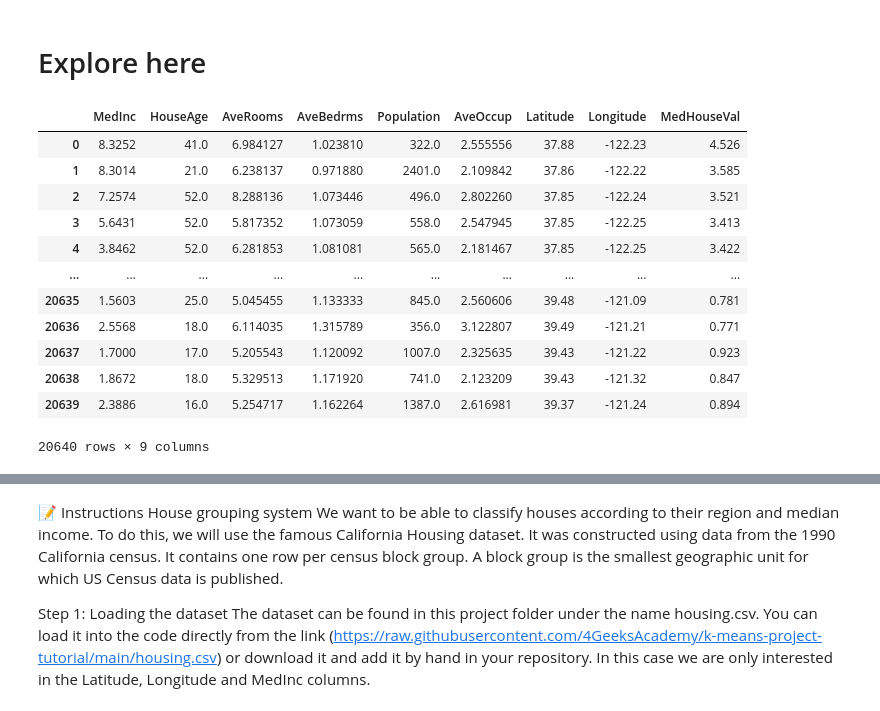
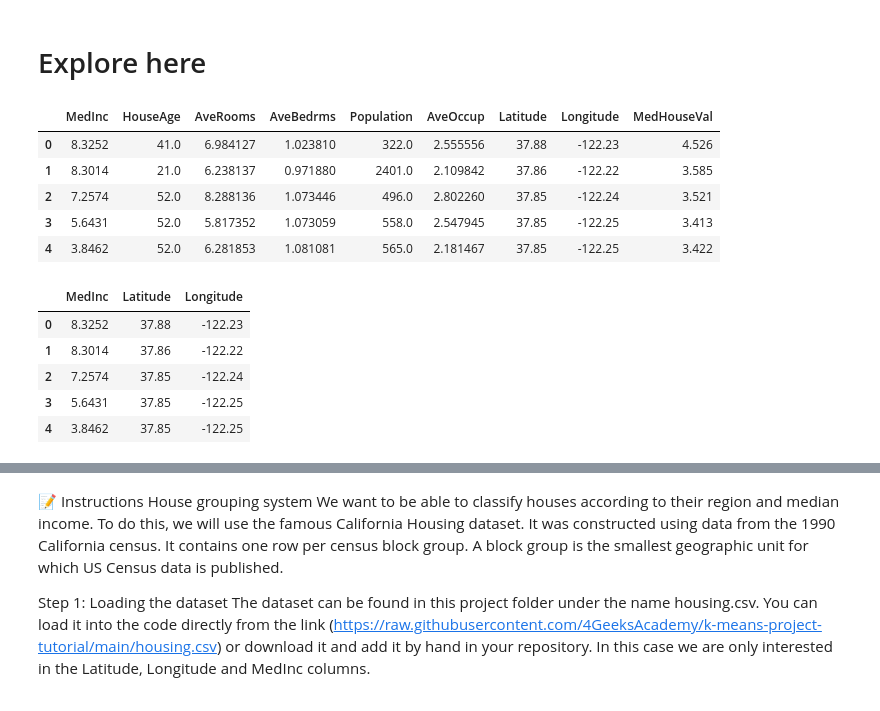
Before and after one commit to 4GeeksAcademy/Kransky_85_Unsupervised-learning-project, a Jupyter notebook: src/explore.ipynb, the cells around one changed output, grey strips where cells are left out. Cells and saved outputs as stored; diff of their text form; code cells hidden in the pictures.

```diff
--- a/src/explore.ipynb
+++ b/src/explore.ipynb
@@ -3,19 +3,25 @@
 # %%
 import pandas as pd
 
 total_data = pd.read_csv("https://raw.githubusercontent.com/4GeeksAcademy/k-means-project-tutorial/main/housing.csv")
-total_data
+total_data.head()
 # %% [output]
 |  | MedInc | HouseAge | AveRooms | AveBedrms | Population | AveOccup | Latitude | Longitude | MedHouseVal |
 | 0 | 8.3252 | 41.0 | 6.984127 | 1.023810 | 322.0 | 2.555556 | 37.88 | -122.23 | 4.526 |
 | 1 | 8.3014 | 21.0 | 6.238137 | 0.971880 | 2401.0 | 2.109842 | 37.86 | -122.22 | 3.585 |
 | 2 | 7.2574 | 52.0 | 8.288136 | 1.073446 | 496.0 | 2.802260 | 37.85 | -122.24 | 3.521 |
 | 3 | 5.6431 | 52.0 | 5.817352 | 1.073059 | 558.0 | 2.547945 | 37.85 | -122.25 | 3.413 |
 | 4 | 3.8462 | 52.0 | 6.281853 | 1.081081 | 565.0 | 2.181467 | 37.85 | -122.25 | 3.422 |
-| ... | ... | ... | ... | ... | ... | ... | ... | ... | ... |
-| 20635 | 1.5603 | 25.0 | 5.045455 | 1.133333 | 845.0 | 2.560606 | 39.48 | -121.09 | 0.781 |
-| 20636 | 2.5568 | 18.0 | 6.114035 | 1.315789 | 356.0 | 3.122807 | 39.49 | -121.21 | 0.771 |
-| 20637 | 1.7000 | 17.0 | 5.205543 | 1.120092 | 1007.0 | 2.325635 | 39.43 | -121.22 | 0.923 |
-| 20638 | 1.8672 | 18.0 | 5.329513 | 1.171920 | 741.0 | 2.123209 | 39.43 | -121.32 | 0.847 |
-| 20639 | 2.3886 | 16.0 | 5.254717 | 1.162264 | 1387.0 | 2.616981 | 39.37 | -121.24 | 0.894 |
-20640 rows × 9 columns
+# %%
+'''We need to extract just the useful columns from this data set represented as X, which includes the
+latitude, longitude, and the MedInc columns'''
+
+X = total_data[['MedInc', 'Latitude', 'Longitude']]
+X.head()
+# %% [output]
+|  | MedInc | Latitude | Longitude |
+| 0 | 8.3252 | 37.88 | -122.23 |
+| 1 | 8.3014 | 37.86 | -122.22 |
+| 2 | 7.2574 | 37.85 | -122.24 |
+| 3 | 5.6431 | 37.85 | -122.25 |
+| 4 | 3.8462 | 37.85 | -122.25 |
```
Also changed, not shown: parts of 2 cells of this notebook.
